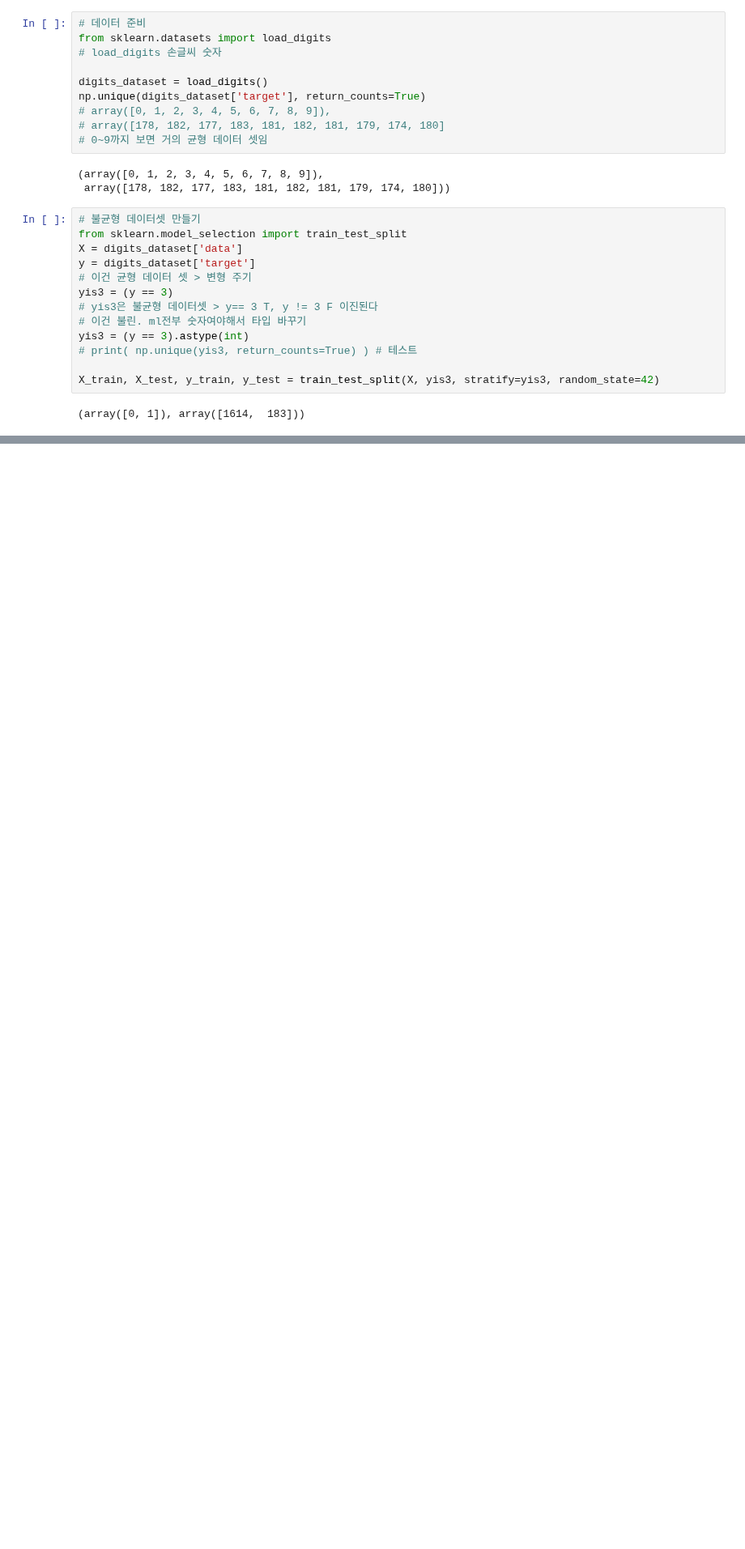
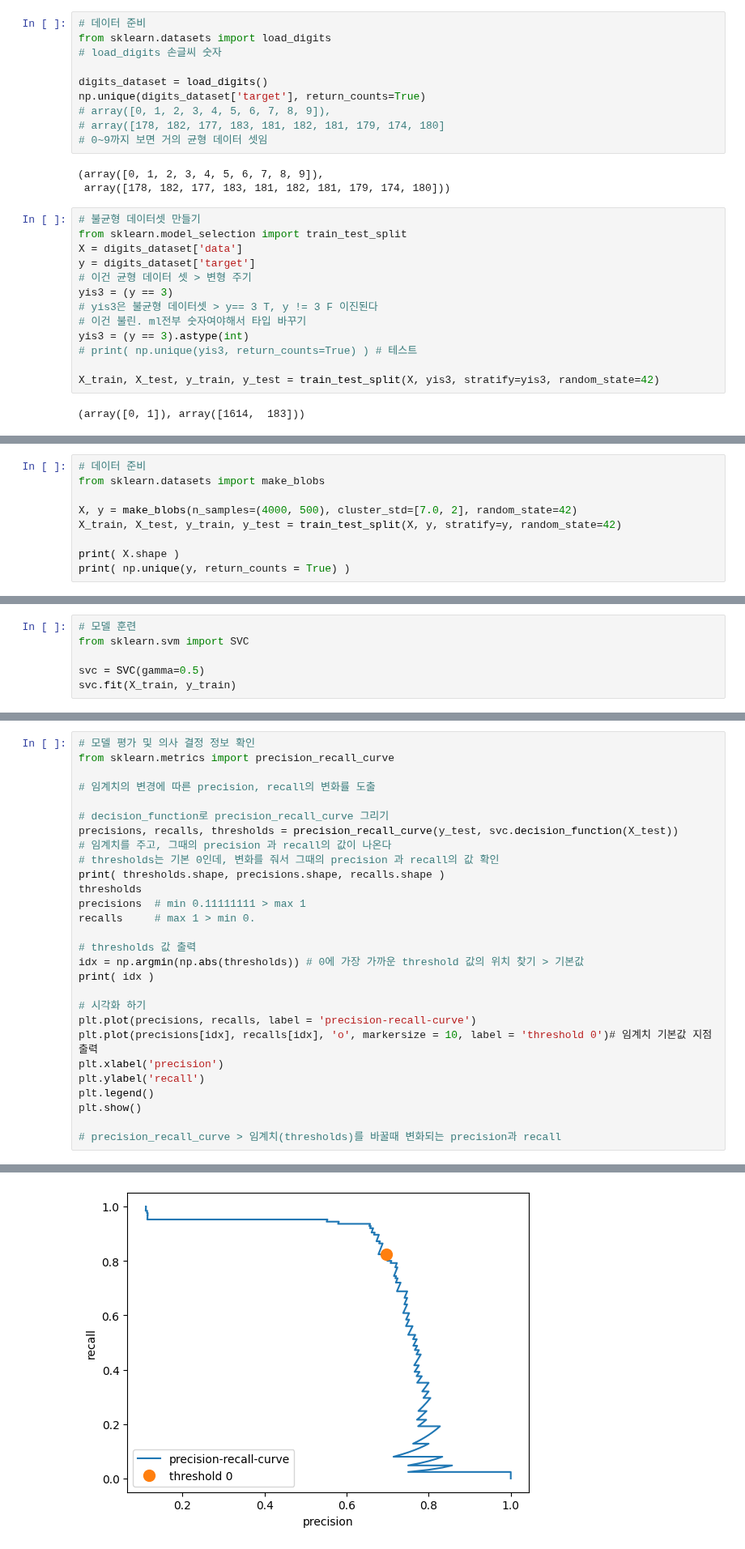
Before and after one commit to 2yuri89/workspace, a Jupyter notebook: ml-basic/example_15.ipynb, the cells around one changed output, grey strips where cells are left out. Shown at 81% size. Saved outputs shown, nothing was run; the diff lists cells and outputs as text; blank space fills up the shorter version.

```diff
--- a/ml-basic/example_15.ipynb
+++ b/ml-basic/example_15.ipynb
@@ -39,0 +189,9 @@ from sklearn.dummy import DummyClassifier   # 알고리즘으로 학습하지
+# %%
+# 데이터 준비
+from sklearn.datasets import make_blobs
+
+X, y = make_blobs(n_samples=(4000, 500), cluster_std=[7.0, 2], random_state=42)
+X_train, X_test, y_train, y_test = train_test_split(X, y, stratify=y, random_state=42)
+
+print( X.shape )
+print( np.unique(y, return_counts = True) )
@@ -39,0 +203,6 @@ from sklearn.dummy import DummyClassifier   # 알고리즘으로 학습하지
+# %%
+# 모델 훈련
+from sklearn.svm import SVC
+
+svc = SVC(gamma=0.5)
+svc.fit(X_train, y_train)
@@ -39,0 +213,29 @@ from sklearn.dummy import DummyClassifier   # 알고리즘으로 학습하지
+# %%
+# 모델 평가 및 의사 결정 정보 확인
+from sklearn.metrics import precision_recall_curve
+
+# 임계치의 변경에 따른 precision, recall의 변화률 도출
+
+# decision_function로 precision_recall_curve 그리기
+precisions, recalls, thresholds = precision_recall_curve(y_test, svc.decision_function(X_test))
+# 임계치를 주고, 그때의 precision 과 recall의 값이 나온다
+# thresholds는 기본 0인데, 변화를 줘서 그때의 precision 과 recall의 값 확인
+print( thresholds.shape, precisions.shape, recalls.shape )
+thresholds
+precisions  # min 0.11111111 > max 1
+recalls     # max 1 > min 0.
+
+# thresholds 값 출력
+idx = np.argmin(np.abs(thresholds)) # 0에 가장 가까운 threshold 값의 위치 찾기 > 기본값
+print( idx )
+
+# 시각화 하기
+plt.plot(precisions, recalls, label = 'precision-recall-curve')
+plt.plot(precisions[idx], recalls[idx], 'o', markersize = 10, label = 'threshold 0')# 임계치 기본값 지점 출력
+plt.xlabel('precision')
+plt.ylabel('recall')
+plt.legend()
+plt.show()
+
+# precision_recall_curve > 임계치(thresholds)를 바꿀때 변화되는 precision과 recall
+# %% [output]
@@ -39,0 +244 @@ from sklearn.dummy import DummyClassifier   # 알고리즘으로 학습하지
+[figure, added]
```
Also changed, not shown: parts of 20 cells of this notebook.
